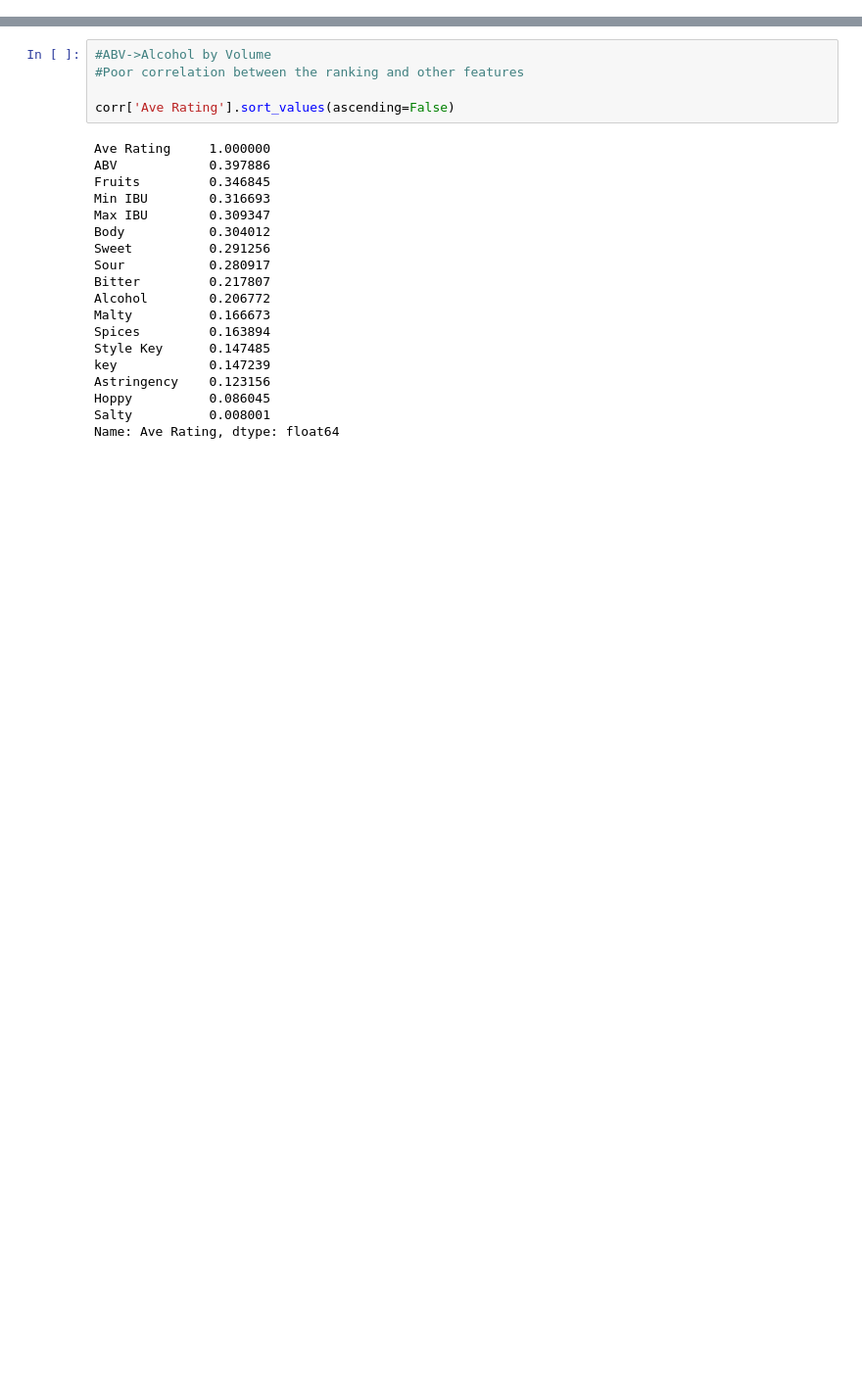
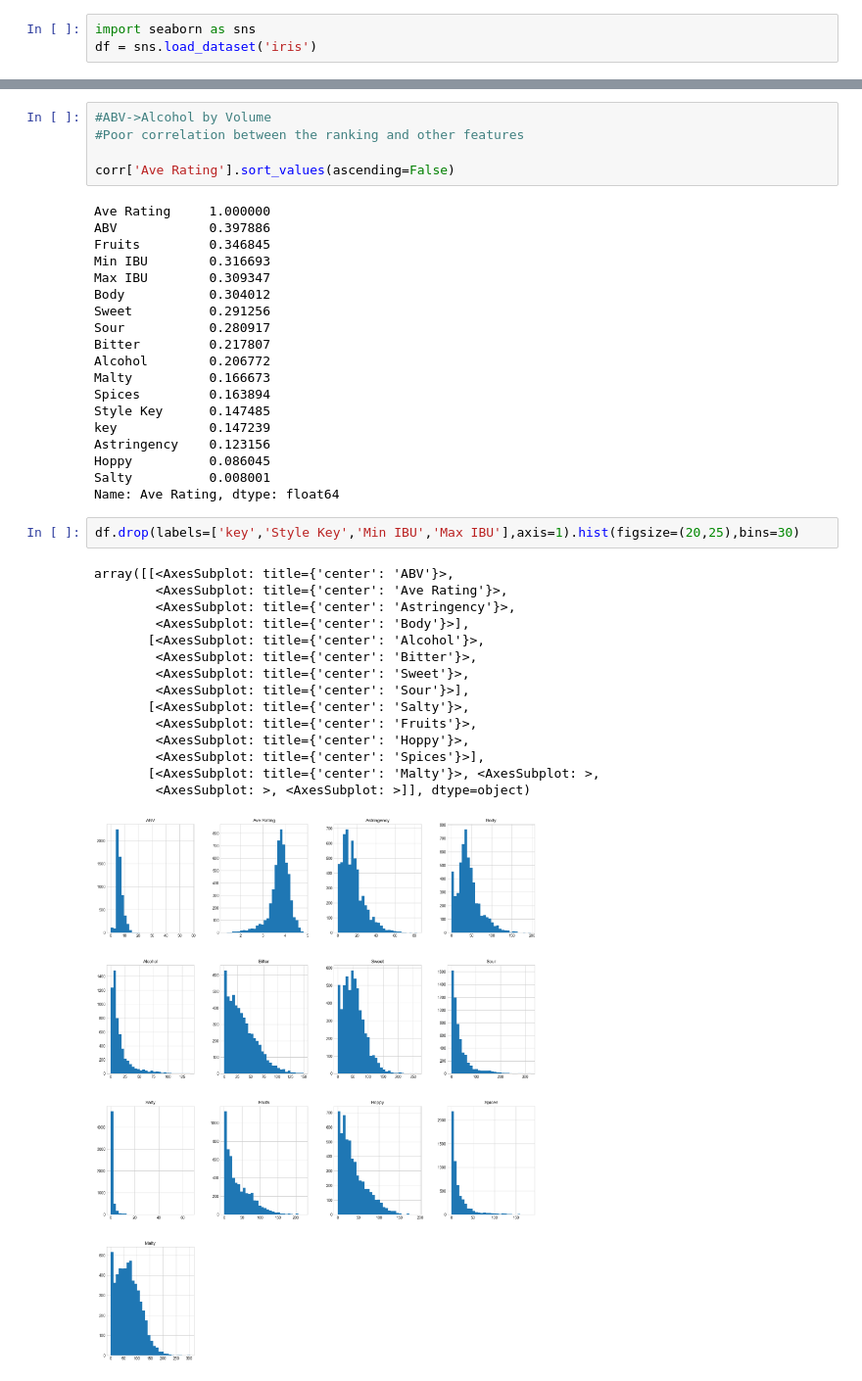
Before and after one commit to JoelAnalytics/beer_recommender, a Jupyter notebook: 01_eda.ipynb, the cells around one changed output, grey strips where cells are left out. Shown at 98% size. Saved outputs shown, nothing was run; the diff lists cells and outputs as text; blank space fills up the shorter version.

```diff
--- a/01_eda.ipynb
+++ b/01_eda.ipynb
@@ -157,6 +157,9 @@ sns.histplot(df['Ave Rating'],bins=30)
 # %% [output]
 <AxesSubplot: xlabel='Ave Rating', ylabel='Count'>
 [figure]
+# %%
+import seaborn as sns
+df = sns.load_dataset('iris')
 # %%
 sns.histplot(df['Alcohol'],color='red',bins=30)
 # %% [output]
@@ -215,3 +218,21 @@ Astringency    0.123156
 Hoppy          0.086045
 Salty          0.008001
 Name: Ave Rating, dtype: float64
+# %%
+df.drop(labels=['key','Style Key','Min IBU','Max IBU'],axis=1).hist(figsize=(20,25),bins=30)
+# %% [output]
+array([[<AxesSubplot: title={'center': 'ABV'}>,
+        <AxesSubplot: title={'center': 'Ave Rating'}>,
+        <AxesSubplot: title={'center': 'Astringency'}>,
+        <AxesSubplot: title={'center': 'Body'}>],
+       [<AxesSubplot: title={'center': 'Alcohol'}>,
+        <AxesSubplot: title={'center': 'Bitter'}>,
+        <AxesSubplot: title={'center': 'Sweet'}>,
+        <AxesSubplot: title={'center': 'Sour'}>],
+       [<AxesSubplot: title={'center': 'Salty'}>,
+        <AxesSubplot: title={'center': 'Fruits'}>,
+        <AxesSubplot: title={'center': 'Hoppy'}>,
+        <AxesSubplot: title={'center': 'Spices'}>],
+       [<AxesSubplot: title={'center': 'Malty'}>, <AxesSubplot: >,
+        <AxesSubplot: >, <AxesSubplot: >]], dtype=object)
+[figure, added]
```
Also changed, not shown: parts of 1 cell of this notebook.
